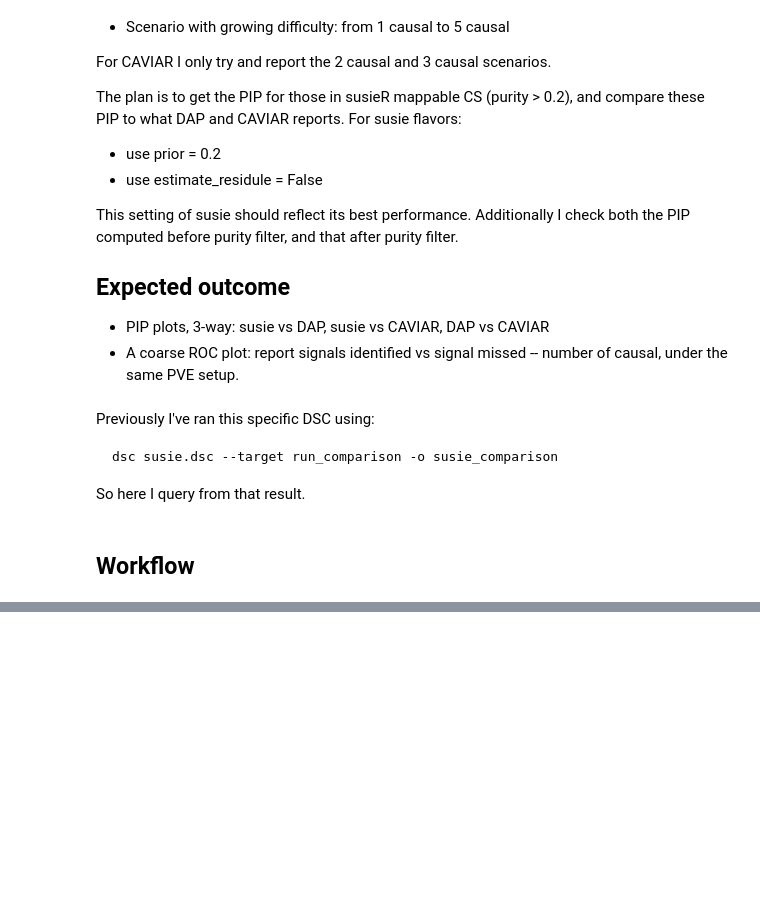
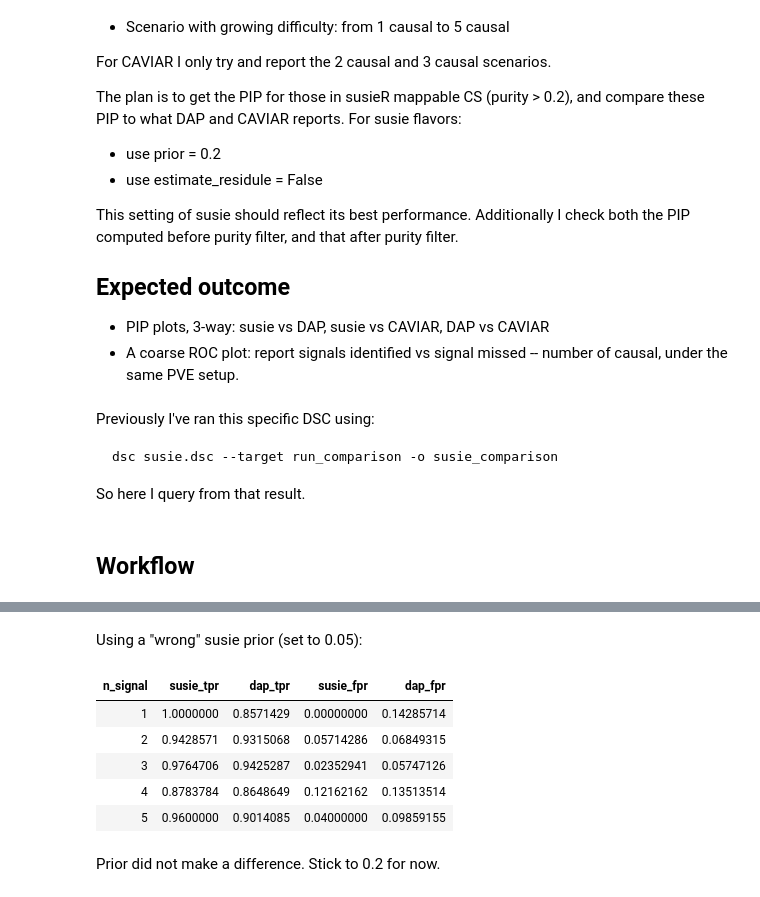
Before and after one commit to gaow/mvarbvs, a Jupyter notebook: analysis/20180527_PIP_Comparison.ipynb, the cells around one changed output, grey strips where cells are left out. Cells and saved outputs as stored; diff of their text form; code cells hidden in the pictures; blank space fills up the shorter version.

```diff
--- a/analysis/20180527_PIP_Comparison.ipynb
+++ b/analysis/20180527_PIP_Comparison.ipynb
@@ -139,0 +232,13 @@ INFO: pip_1 (index=0) is ignored due to saved signature
+# %% [markdown]
+Using a "wrong" susie prior (set to 0.05):
+# %%
+readRDS('susie_comparison/PIP_comparison_0528.roc.p05.rds')
+# %% [output]
+| n_signal | susie_tpr | dap_tpr | susie_fpr | dap_fpr |
+| 1 | 1.0000000 | 0.8571429 | 0.00000000 | 0.14285714 |
+| 2 | 0.9428571 | 0.9315068 | 0.05714286 | 0.06849315 |
+| 3 | 0.9764706 | 0.9425287 | 0.02352941 | 0.05747126 |
+| 4 | 0.8783784 | 0.8648649 | 0.12162162 | 0.13513514 |
+| 5 | 0.9600000 | 0.9014085 | 0.04000000 | 0.09859155 |
+# %% [markdown]
+Prior did not make a difference. Stick to 0.2 for now.
```
Also changed, not shown: parts of 9 cells of this notebook, 1 other file.
